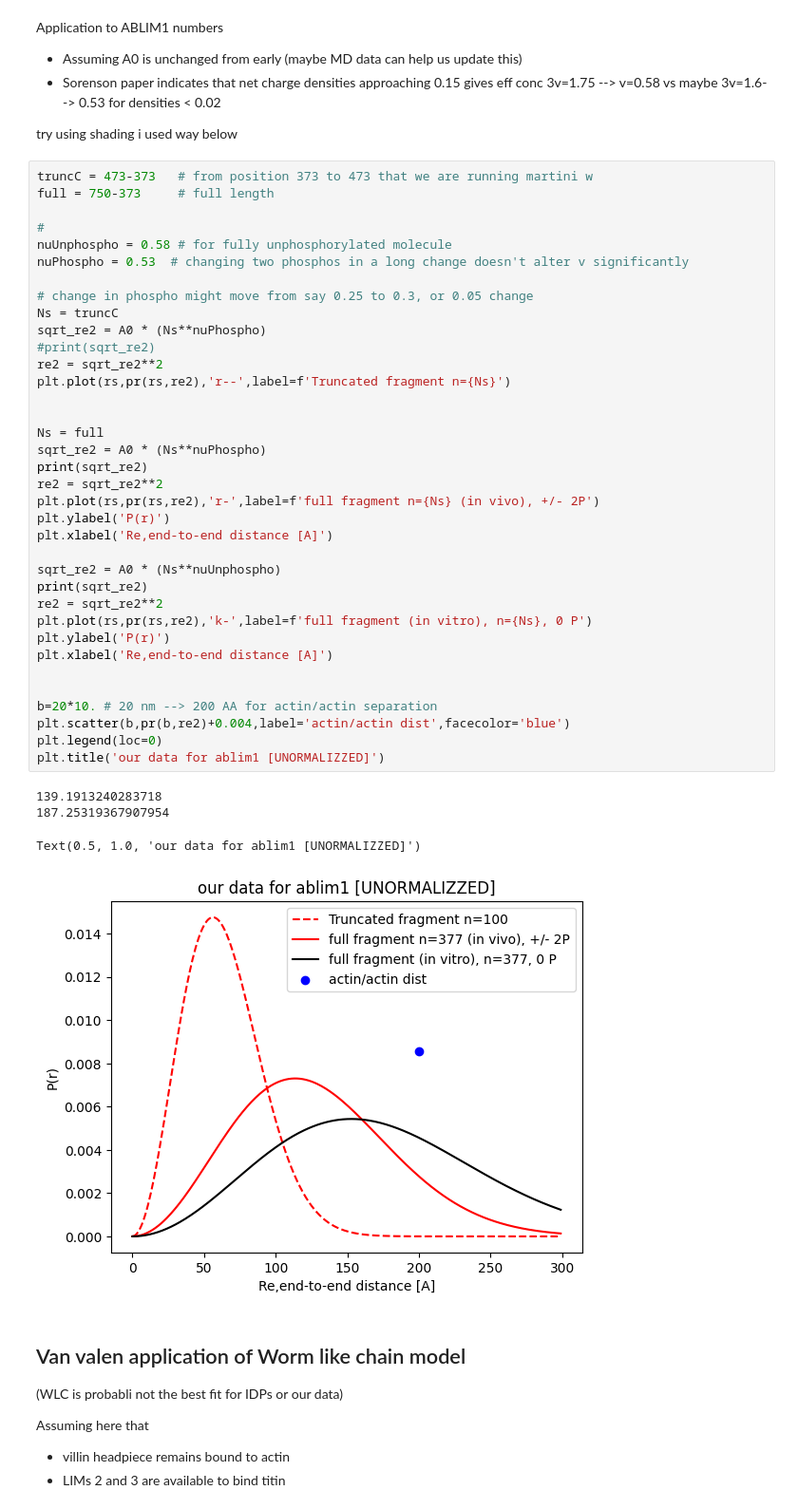
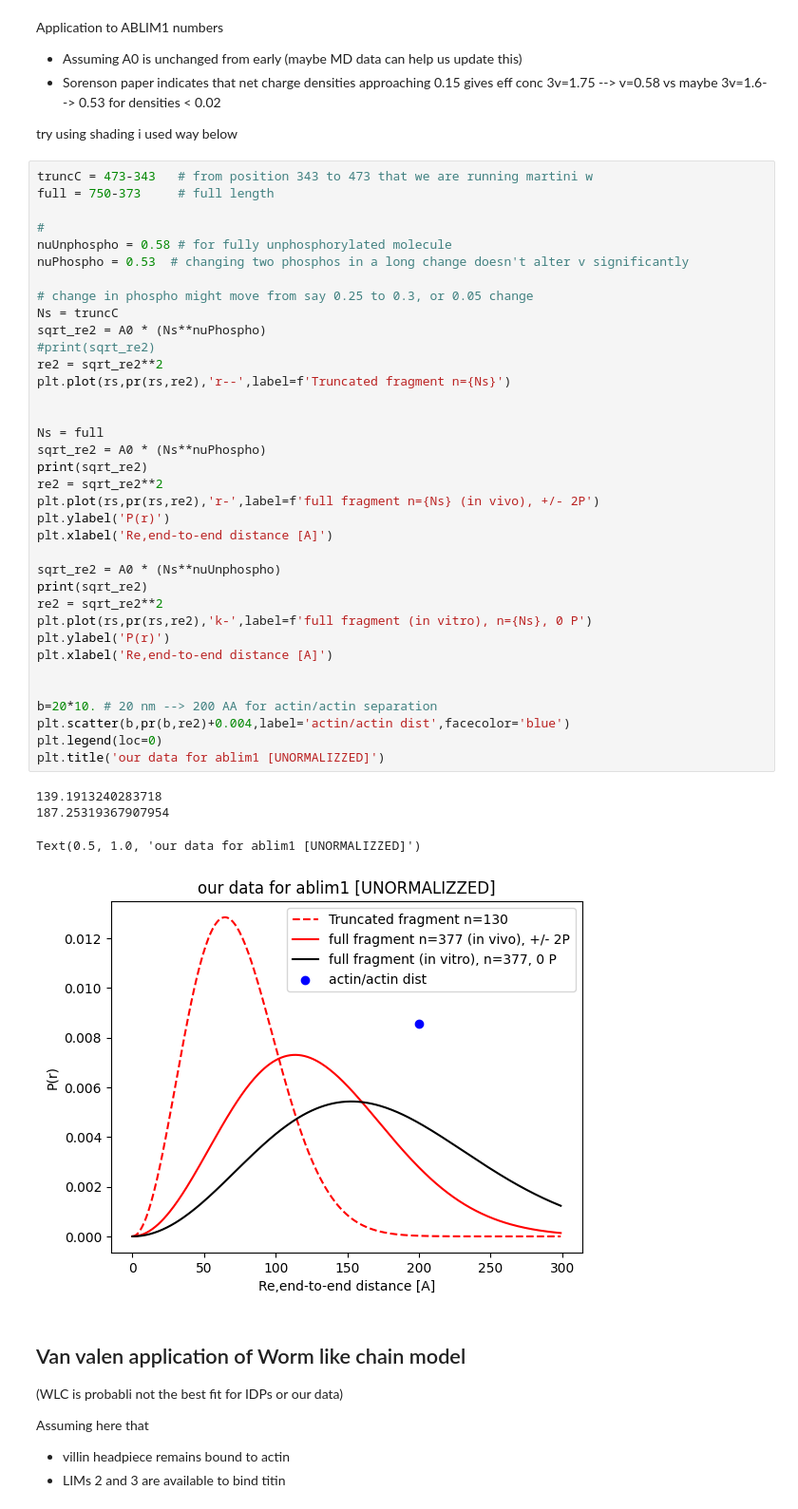
Before and after one commit to huskeypm/foldingML, a Jupyter notebook: ablim.ipynb, the cells around one changed output. Shown: that part at 95% size. Drawn from its saved outputs; the diff is of its cells as text.

```diff
--- a/ablim.ipynb
+++ b/ablim.ipynb
@@ -298,7 +409,7 @@ Application to ABLIM1 numbers
 
 try using shading i used way below
 # %%
-truncC = 473-373   # from position 373 to 473 that we are running martini w
+truncC = 473-343   # from position 343 to 473 that we are running martini w
 full = 750-373     # full length
 
 #
@@ -310,34 +421,34 @@ Ns = truncC
 sqrt_re2 = A0 * (Ns**nuPhospho)
 #print(sqrt_re2)
 re2 = sqrt_re2**2
 plt.plot(rs,pr(rs,re2),'r--',label=f'Truncated fragment n={Ns}')
 
 
 Ns = full
 sqrt_re2 = A0 * (Ns**nuPhospho)
 print(sqrt_re2)
 re2 = sqrt_re2**2
 plt.plot(rs,pr(rs,re2),'r-',label=f'full fragment n={Ns} (in vivo), +/- 2P')
 plt.ylabel('P(r)')
 plt.xlabel('Re,end-to-end distance [A]')
 
 sqrt_re2 = A0 * (Ns**nuUnphospho)
 print(sqrt_re2)
 re2 = sqrt_re2**2
 plt.plot(rs,pr(rs,re2),'k-',label=f'full fragment (in vitro), n={Ns}, 0 P')
 plt.ylabel('P(r)')
 plt.xlabel('Re,end-to-end distance [A]')
 
 
 b=20*10. # 20 nm --> 200 AA for actin/actin separation
 plt.scatter(b,pr(b,re2)+0.004,label='actin/actin dist',facecolor='blue')
 plt.legend(loc=0)
 plt.title('our data for ablim1 [UNORMALIZZED]')
 # %% [output]
 139.1913240283718
 187.25319367907954
 Text(0.5, 1.0, 'our data for ablim1 [UNORMALIZZED]')
-[figure, old version]
+[figure, new version]
 # %% [markdown]
 ## Van valen application of  Worm like chain model
 (WLC is probabli not the best fit for IDPs or our data)
```
Also changed, not shown: parts of 11 cells of this notebook.
